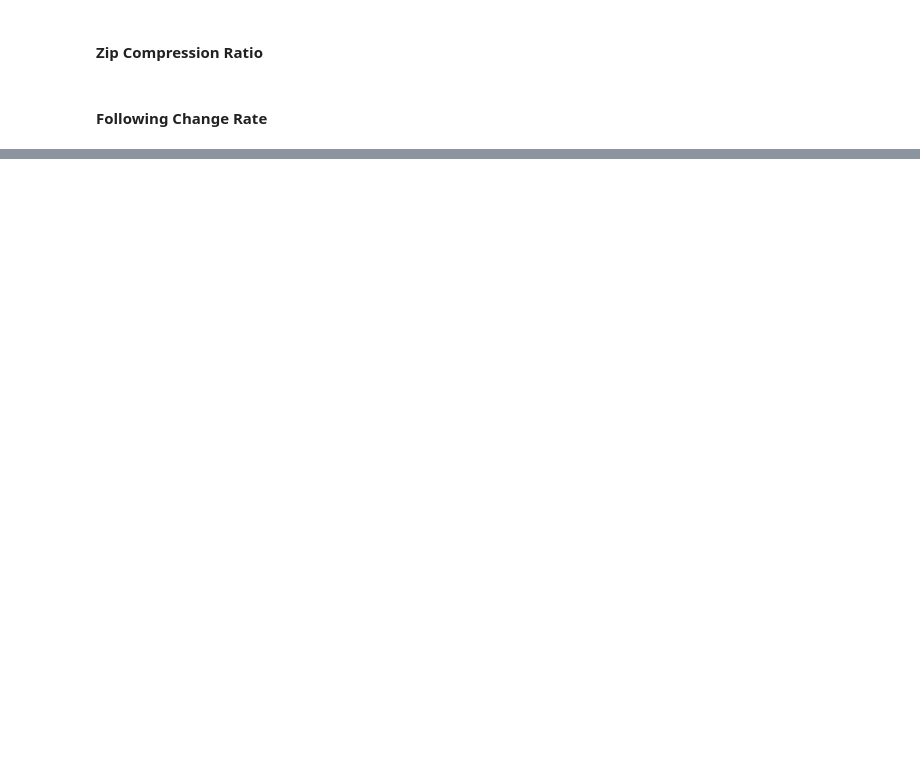
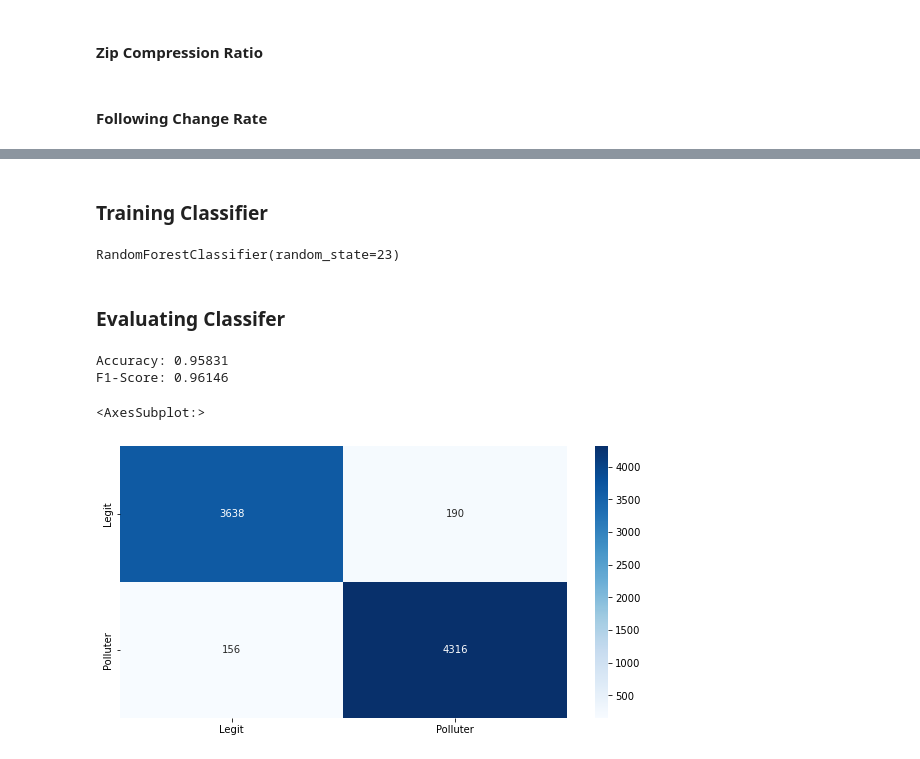
Before and after one commit to eric27n/439-704-research-fall-2023, a Jupyter notebook: Original_Feature_Extraction.ipynb, the cells around one changed output, grey strips where cells are left out. Saved outputs shown, nothing was run; the diff lists cells and outputs as text; code cells hidden in the pictures; blank space fills up the shorter version.

```diff
--- a/Original_Feature_Extraction.ipynb
+++ b/Original_Feature_Extraction.ipynb
@@ -314,9 +429,9 @@ def calculate_change_rate(seq_str):
     # perform summation
     total =0
     for i in range(0,n-1):
-        total += seq[i+1] - seq[i]
-    return total/(n-1)
-#     return math.sqrt(total/(n-1))
+        total += abs(seq[i+1] - seq[i])
+#     return total/(n-1)
+    return math.sqrt(total/(n-1))
 
 # calculate following change rate by user
 ham_followings['FollowingChangeRate'] = ham_followings['SeriesOfNumberOfFollowings'].apply(lambda x: calculate_change_rate(x))
@@ -375,0 +476,40 @@ Accuracy: 0.95
+# %% [markdown]
+### Training Classifier
+# %%
+from sklearn.ensemble import RandomForestClassifier
+from sklearn.metrics import accuracy_score, f1_score
+
+# train RF
+clf = RandomForestClassifier(random_state=23, n_estimators=100)
+clf.fit(X_train, y_train)
+# %% [output]
+RandomForestClassifier(random_state=23)
+# %% [markdown]
+### Evaluating Classifer
+# %%
+# predict on test set
+y_pred = clf.predict(X_test)
+
+# evaluate predictions
+accuracy = accuracy_score(y_test, y_pred)
+print(f'Accuracy: {accuracy:.5f}')
+f1 = f1_score(y_test, y_pred)
+print(f'F1-Score: {f1:.5f}')
+# %% [output]
+Accuracy: 0.95831
+F1-Score: 0.96146
+# %%
+from sklearn.metrics import confusion_matrix
+cm = confusion_matrix(y_test, y_pred)
+# %%
+import seaborn as sn
+import matplotlib.pyplot as plt
+classes = ["Legit","Polluter"]
+df_cm = pd.DataFrame(cm, index = classes, columns = classes)
+plt.figure(figsize = (10,5))
+plt.xlabel('Predicted')
+plt.ylabel('True')
+sn.heatmap(df_cm, annot=True, fmt='g', cmap='Blues')
+# %% [output]
+<AxesSubplot:>
+[figure, added]
```
Also changed, not shown: parts of 21 cells of this notebook.
